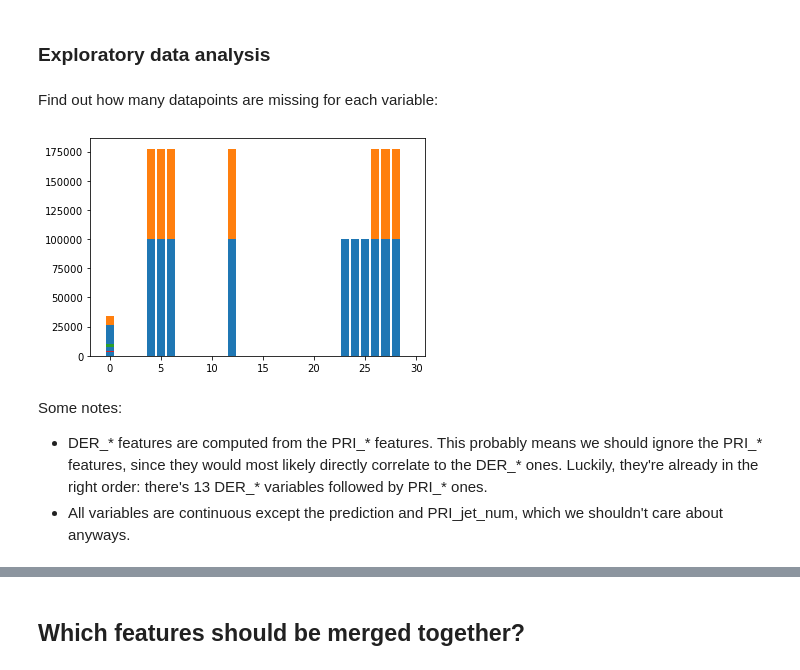
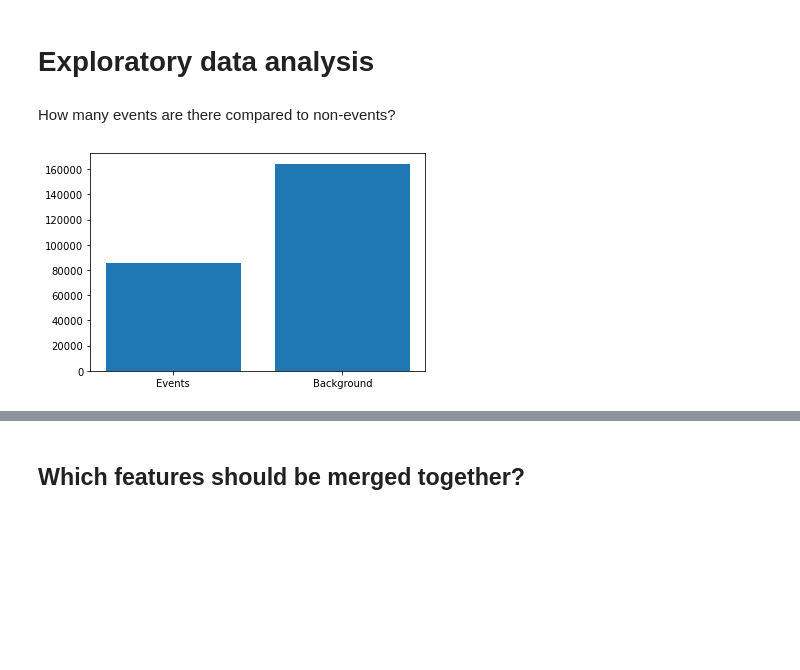
Before and after one commit to CRefice/ML_course, a Jupyter notebook: projects/project1/scripts/project1.ipynb, the cells around one changed output, grey strips where cells are left out. Saved outputs shown, nothing was run; the diff lists cells and outputs as text; code cells hidden in the pictures; blank space fills up the shorter version.

```diff
--- a/projects/project1/scripts/project1.ipynb
+++ b/projects/project1/scripts/project1.ipynb
@@ -26,19 +18,11 @@ labels = ["DER_mass_MMC","DER_mass_transverse_met_lep","DER_mass_vis","DER_pt_h"
 # %% [markdown]
-### Exploratory data analysis
+# Exploratory data analysis
-# %% [markdown]
-Find out how many datapoints are missing for each variable:
-# %%
-num_jets = labels.index("PRI_jet_num")
-by_jet_num = [tX[np.where(tX[:, num_jets] == i)] for i in range(4)]
-missing_counts = [np.count_nonzero(group == -999, axis=0) for group in by_jet_num]
-
-plt.bar(np.arange(D), missing_counts[0])
-for i in range(1, len(missing_counts)):
-    plt.bar(np.arange(D), missing_counts[i], bottom=missing_counts[i-1])
-plt.show()
-# %% [output]
-[figure, removed]
-# %% [markdown]
-Some notes:
-* DER_* features are computed from the PRI_* features. This probably means we should ignore the PRI_* features, since they would most likely directly correlate to the DER_* ones. Luckily, they're already in the right order: there's 13 DER_* variables followed by PRI_* ones.
-* All variables are continuous except the prediction and PRI_jet_num, which we shouldn't care about anyways.
+# %% [markdown]
+How many events are there compared to non-events?
+# %%
+events = np.count_nonzero(labels == 1)
+nonevents = len(labels) - events
+plt.bar(["Events", "Background"], [events, nonevents])
+plt.show()
+# %% [output]
+[figure, added]
```
Also changed, not shown: parts of 53 cells of this notebook, 5 other files.
